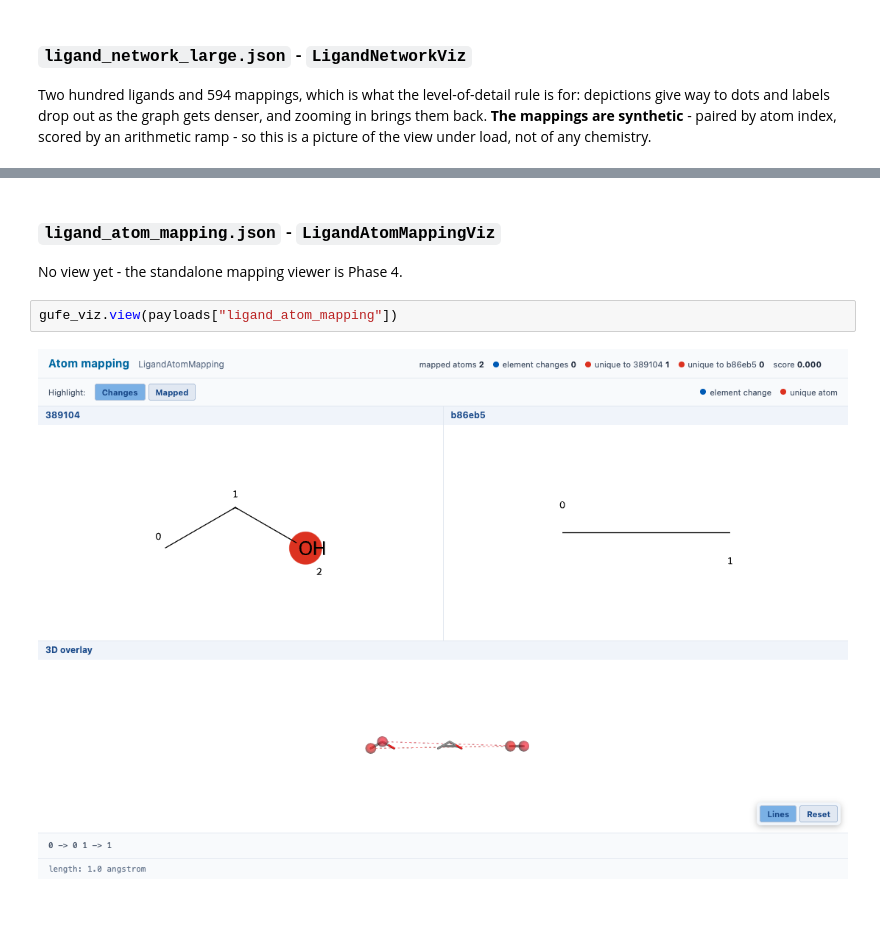
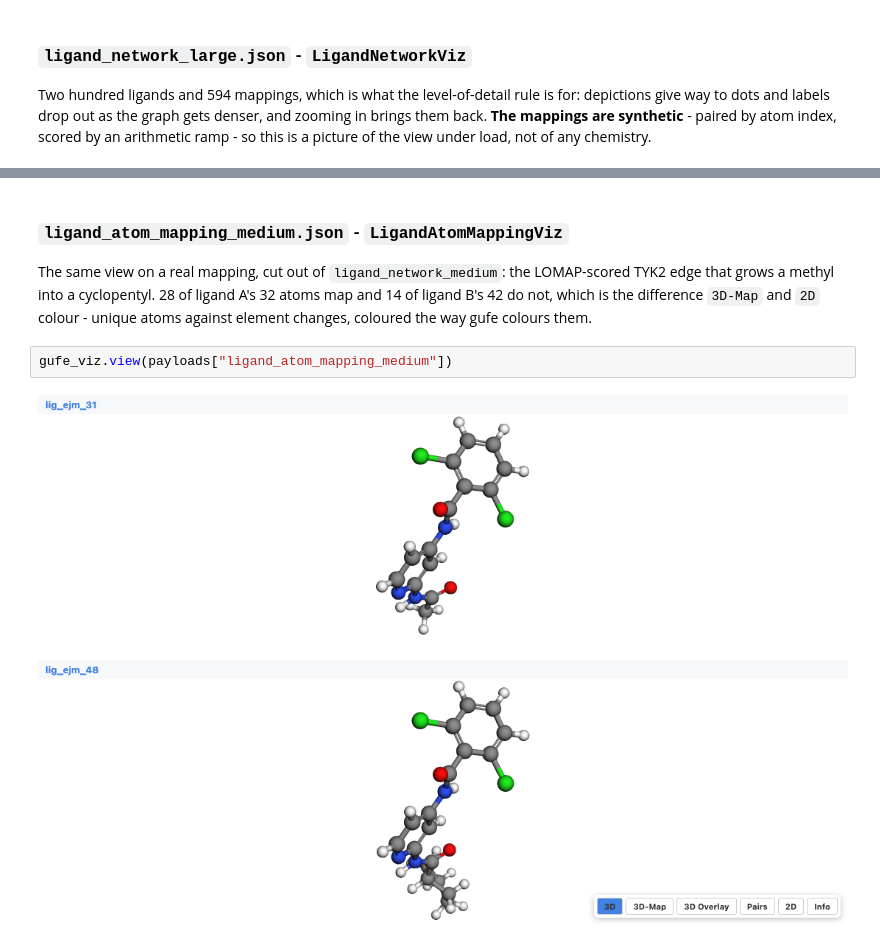
Before and after one commit to omsf-eco-infra/gufe-viz, a Jupyter notebook: examples/notebooks/gufe-viz-gallery.ipynb, the cells around one changed output, grey strips where cells are left out. Saved outputs shown, nothing was run; the diff lists cells and outputs as text; blank space fills up the shorter version.

```diff
--- a/examples/notebooks/gufe-viz-gallery.ipynb
+++ b/examples/notebooks/gufe-viz-gallery.ipynb
@@ -129,9 +130,9 @@ gufe_viz.view(payloads["chemical_system"])
 # %% [markdown]
-### `ligand_atom_mapping.json` - `LigandAtomMappingViz`
+### `ligand_atom_mapping_medium.json` - `LigandAtomMappingViz`
 
-No view yet - the standalone mapping viewer is Phase 4.
+The same view on a real mapping, cut out of `ligand_network_medium`: the LOMAP-scored TYK2 edge that grows a methyl into a cyclopentyl. 28 of ligand A's 32 atoms map and 14 of ligand B's 42 do not, which is the difference `3D-Map` and `2D` colour - unique atoms against element changes, coloured the way gufe colours them.
 # %%
-gufe_viz.view(payloads["ligand_atom_mapping"])
+gufe_viz.view(payloads["ligand_atom_mapping_medium"])
 # %% [output]
-[figure, old version]
+[figure, new version]
 # %% [markdown]
```
Also changed, not shown: parts of 25 cells of this notebook, 10 other files.
